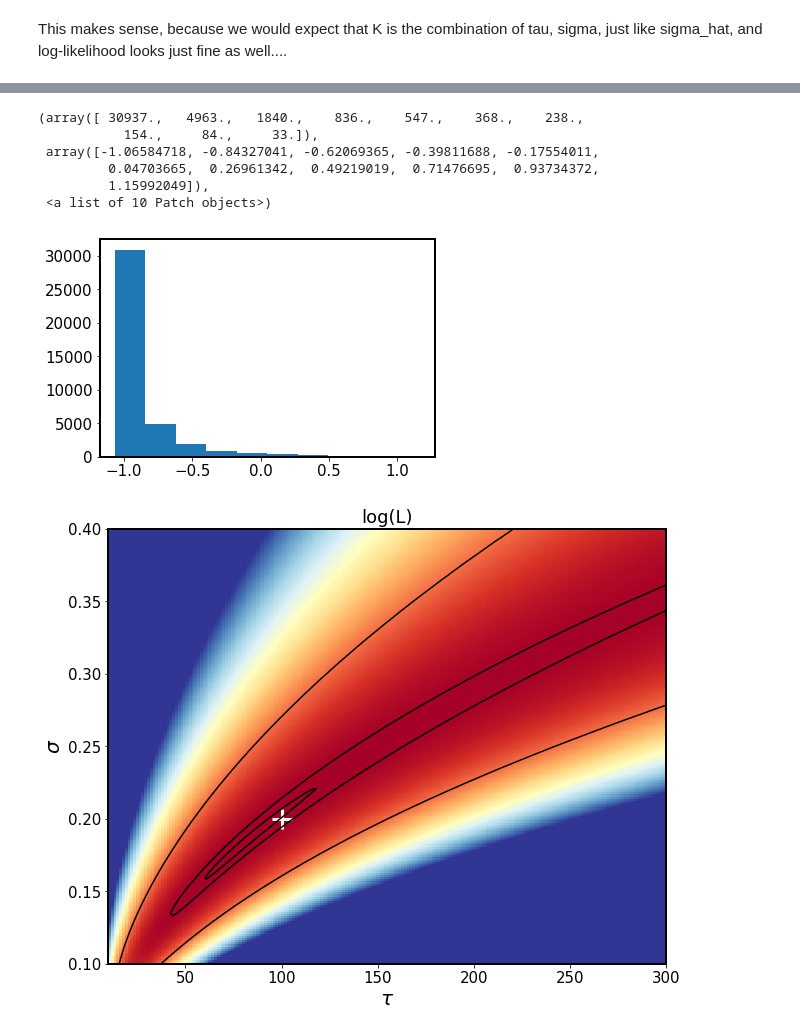
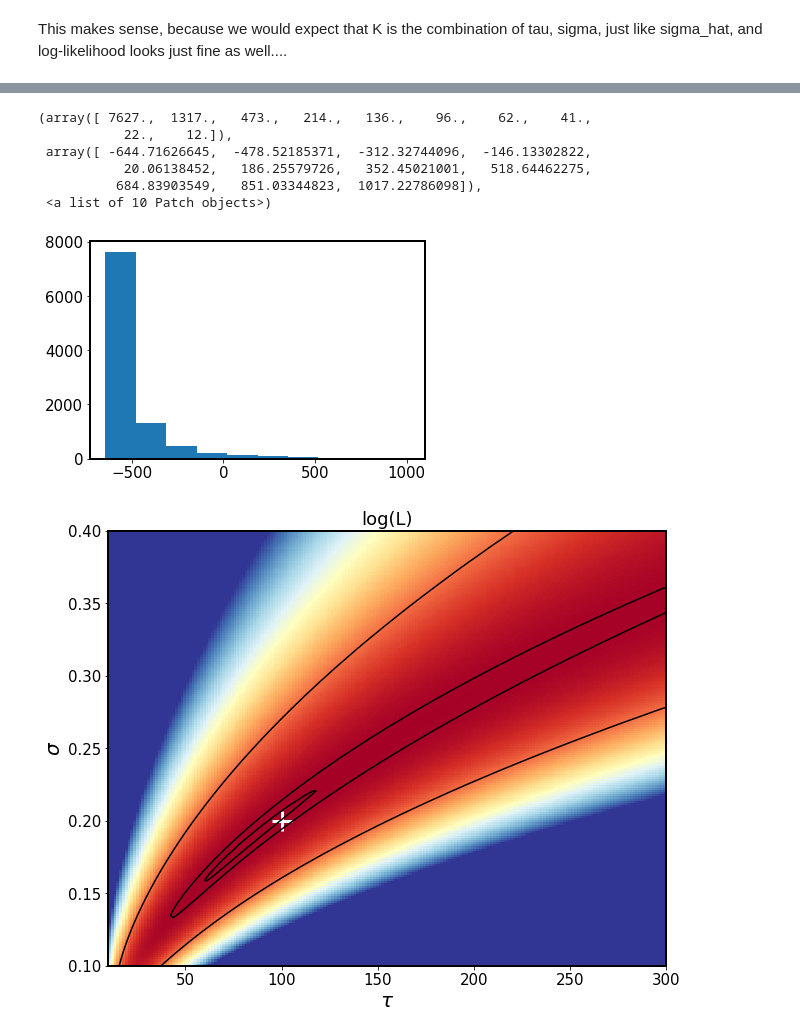
Before and after one commit to suberlak/DRW_Celerite, a Jupyter notebook: code/DRW_log_likelihood.ipynb, the cells around one changed output, grey strips where cells are left out. Saved outputs shown, nothing was run; the diff lists cells and outputs as text; code cells hidden in the pictures.

```diff
--- a/code/DRW_log_likelihood.ipynb
+++ b/code/DRW_log_likelihood.ipynb
@@ -116,14 +116,13 @@ print(bounds)
 
 initial_params = gp.get_parameter_vector()
 
-for prior in ['jeffreys', 'flat'] :
-    if prior is 'jeffreys' :
-        def neg_log_like(params, y, gp):
+for prior in ['Jeff1', 'flat'] :
+    if prior is 'Jeff1' : # (1/sigma) * (1/tau)
+        def neg_log_like(params,y,gp):
             gp.set_parameter_vector(params)
             log_a = params[0]
             log_c = params[1]
-            return -gp.log_likelihood(y)- log_c  - log_a / 2
-
+            return -gp.log_likelihood(y) + (log_a / 2.0) - log_c
     if prior is 'flat' :
         def neg_log_like(params, y, gp):
             gp.set_parameter_vector(params)
@@ -169,3 +168,11 @@ np.save( outDir+'sim_lc_y_t', sim_lc)
 outDir
 # %% [output]
 NameError: name 'outDir' is not defined
+# %%
+from astropy.table import Table
+# Read in one of the light curves that we fit ....
+DirIn = '../raw_data/DRWtestCeleriteZI/'
+files = os.listdir(DirIn)
+i=0
+lc = Table.read(DirIn +files[i], format='ascii', names=['time', 'mag', 'err'] )
+t,y,yerr = lc['time'], lc['mag'], lc['err']
@@ -313,14 +434,14 @@ cbar.set_label
 # %%
-z = loglike / 4000
+z = z_loglike
 plt.hist(z.flatten())
 # %% [output]
-(array([ 30937.,   4963.,   1840.,    836.,    547.,    368.,    238.,
-           154.,     84.,     33.]),
- array([-1.06584718, -0.84327041, -0.62069365, -0.39811688, -0.17554011,
-         0.04703665,  0.26961342,  0.49219019,  0.71476695,  0.93734372,
-         1.15992049]),
+(array([ 7627.,  1317.,   473.,   214.,   136.,    96.,    62.,    41.,
+           22.,    12.]),
+ array([ -644.71626645,  -478.52185371,  -312.32744096,  -146.13302822,
+           20.06138452,   186.25579726,   352.45021001,   518.64462275,
+          684.83903549,   851.03344823,  1017.22786098]),
  <a list of 10 Patch objects>)
-[figure, old version]
+[figure, new version]
 # %%
 # Plot the loglikelihood and the contours...
 # Using imshow
```
Also changed, not shown: parts of 14 cells of this notebook.
